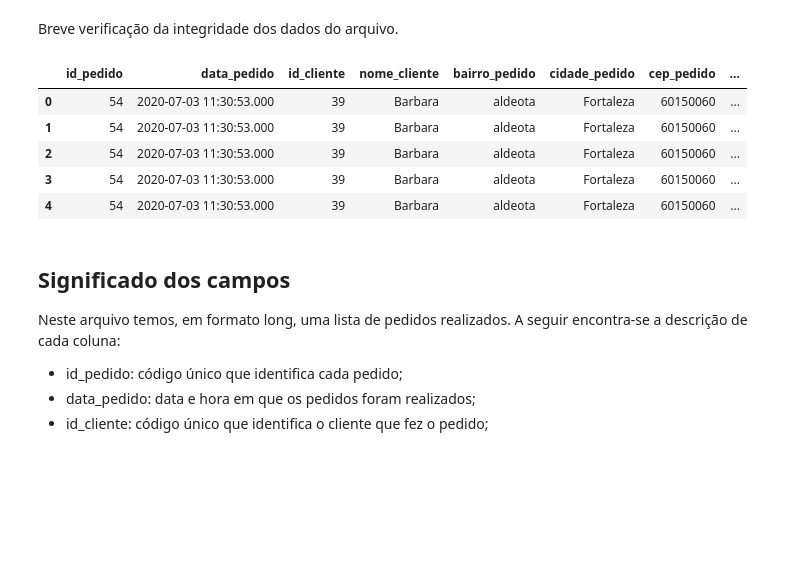
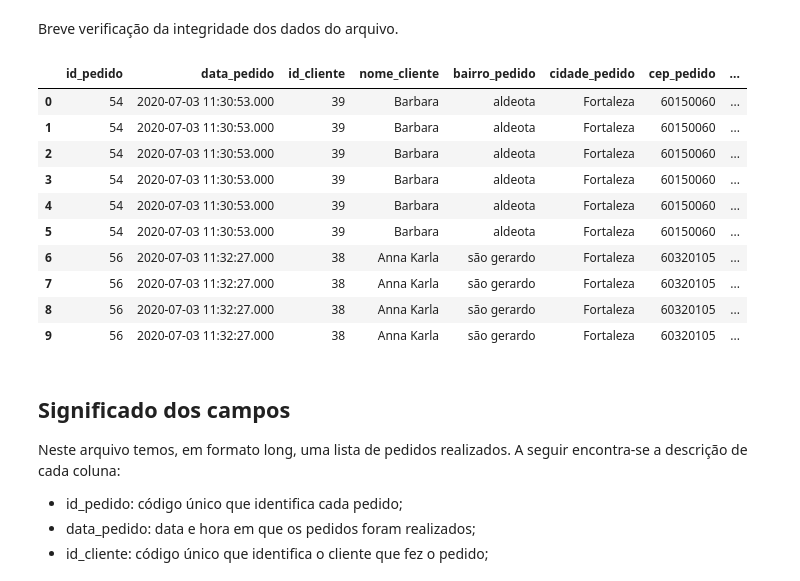
Before and after one commit to lgalicki/tcc-pos-ciecia-de-dados-pucmg, a Jupyter notebook: 1 - Coleta, processamento e tratamento de dados.ipynb, the cells around one changed output. Cells and saved outputs as stored; diff of their text form; code cells hidden in the pictures; blank space fills up the shorter version.

```diff
--- a/1 - Coleta, processamento e tratamento de dados.ipynb
+++ b/1 - Coleta, processamento e tratamento de dados.ipynb
@@ -18,14 +18,19 @@ df = pd.read_csv('arquivos/Arquivo inicial _202202191053.csv')
 # %% [markdown]
 Breve verificação da integridade dos dados do arquivo.
 # %%
-df.head()
+df.head(10)
 # %% [output]
 |  | id_pedido | data_pedido | id_cliente | nome_cliente | bairro_pedido | cidade_pedido | cep_pedido | ... |
 | 0 | 54 | 2020-07-03 11:30:53.000 | 39 | Barbara | aldeota | Fortaleza | 60150060 | ... |
 | 1 | 54 | 2020-07-03 11:30:53.000 | 39 | Barbara | aldeota | Fortaleza | 60150060 | ... |
 | 2 | 54 | 2020-07-03 11:30:53.000 | 39 | Barbara | aldeota | Fortaleza | 60150060 | ... |
 | 3 | 54 | 2020-07-03 11:30:53.000 | 39 | Barbara | aldeota | Fortaleza | 60150060 | ... |
 | 4 | 54 | 2020-07-03 11:30:53.000 | 39 | Barbara | aldeota | Fortaleza | 60150060 | ... |
+| 5 | 54 | 2020-07-03 11:30:53.000 | 39 | Barbara | aldeota | Fortaleza | 60150060 | ... |
+| 6 | 56 | 2020-07-03 11:32:27.000 | 38 | Anna Karla | são gerardo | Fortaleza | 60320105 | ... |
+| 7 | 56 | 2020-07-03 11:32:27.000 | 38 | Anna Karla | são gerardo | Fortaleza | 60320105 | ... |
+| 8 | 56 | 2020-07-03 11:32:27.000 | 38 | Anna Karla | são gerardo | Fortaleza | 60320105 | ... |
+| 9 | 56 | 2020-07-03 11:32:27.000 | 38 | Anna Karla | são gerardo | Fortaleza | 60320105 | ... |
 # %% [markdown]
 ## Significado dos campos
 Neste arquivo temos, em formato long, uma lista de pedidos realizados. A seguir encontra-se a descrição de cada coluna:
```
Also changed, not shown: parts of 16 cells of this notebook, 3 other files.
